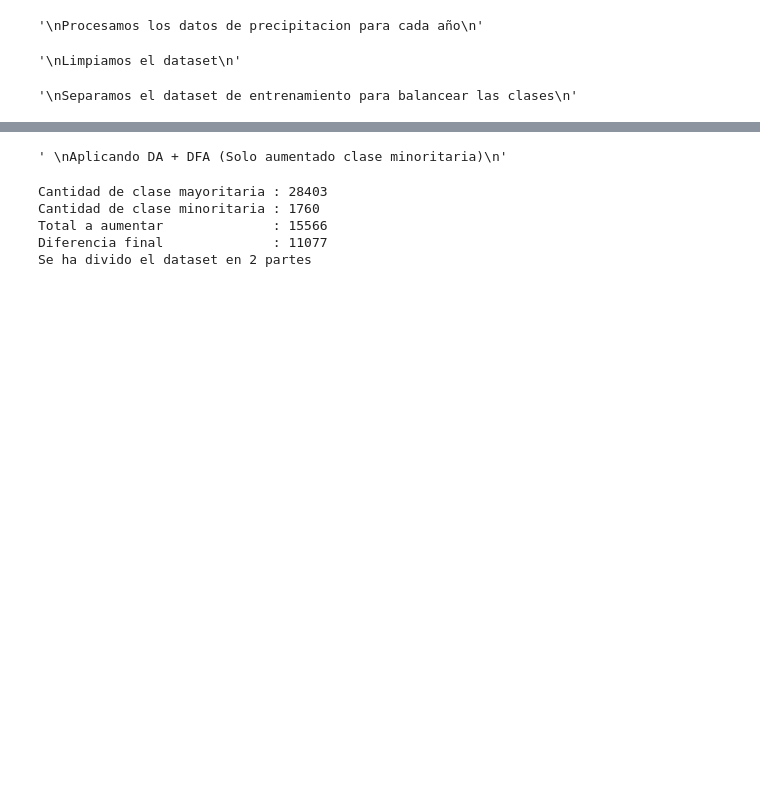
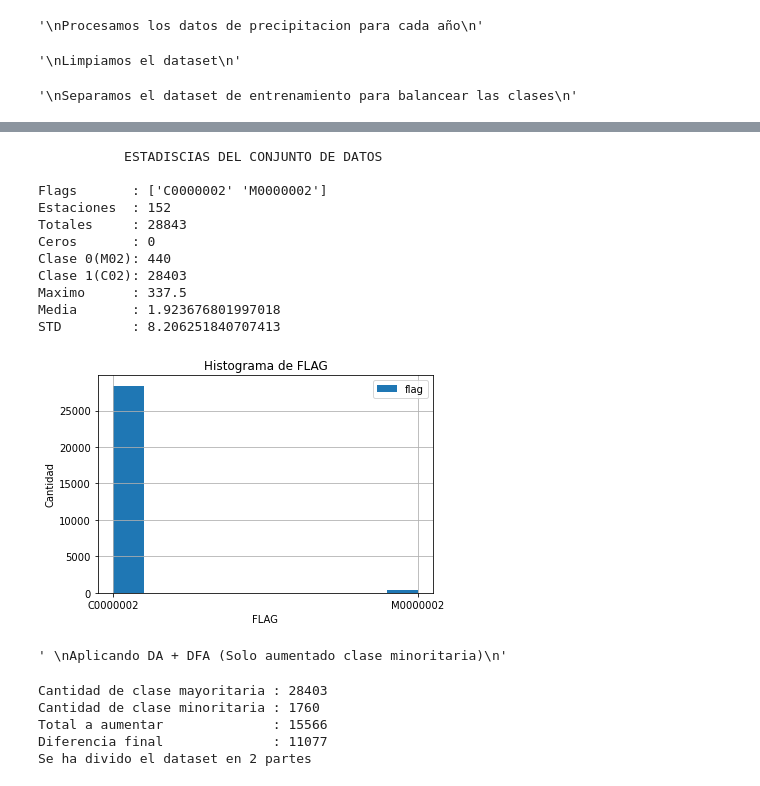
Before and after one commit to ShounenGakusei/Tesis2-DiegoParedes, a Jupyter notebook: Codigo/01-ProcesamientoDatos/02-5-procesamientoDatos_MINI.ipynb, the cells around one changed output, grey strips where cells are left out. Drawn from its saved outputs; the diff is of its cells as text; code cells hidden in the pictures; blank space fills up the shorter version.

```diff
--- a/Codigo/01-ProcesamientoDatos/02-5-procesamientoDatos_MINI.ipynb
+++ b/Codigo/01-ProcesamientoDatos/02-5-procesamientoDatos_MINI.ipynb
@@ -126,8 +126,14 @@ def statsDS(df, name='ds', tipo='Clasificacion'):
     #_dataset[_dataset["dato"]>1]["dato"].hist(legend=True)
     if tipo=='Clasificacion':
         df['flag'].hist(legend=True)
+        plt.xlabel('FLAG')
+        plt.ylabel('Cantidad')
+        plt.title('Histograma de FLAG')
     else:
         df['dato'].hist(legend=True)
+        plt.xlabel('Valor')
+        plt.ylabel('Cantidad')
+        plt.title('Histograma de Precipitacion')
     plt.show()
 # %%
 """
@@ -260,3 +270,19 @@ dsTrainCLAS_DUD = pd.read_csv(fileDS)
+# %%
+#dsTrainCLAS_DUD['flag'].hist()
+statsDS(dsTrainCLAS_DUD, name='CONJUNTO DE DATOS', tipo='Clasificacion')
+# %% [output]
+           ESTADISCIAS DEL CONJUNTO DE DATOS
+
+Flags       : ['C0000002' 'M0000002']
+Estaciones  : 152
+Totales     : 28843
+Ceros       : 0
+Clase 0(M02): 440
+Clase 1(C02): 28403
+Maximo      : 337.5
+Media       : 1.923676801997018
+STD         : 8.206251840707413
+[figure, added]
 # %%
 """
 Aplicando DA + DFA (Solo aumentado clase minoritaria)
```
Also changed, not shown: parts of 1 cell of this notebook, 9 other files.
